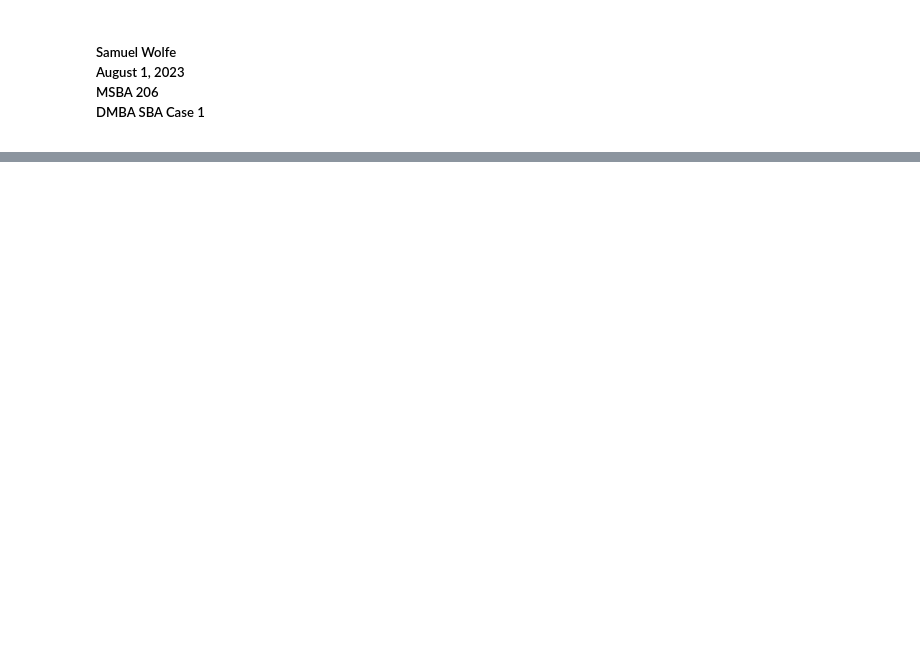
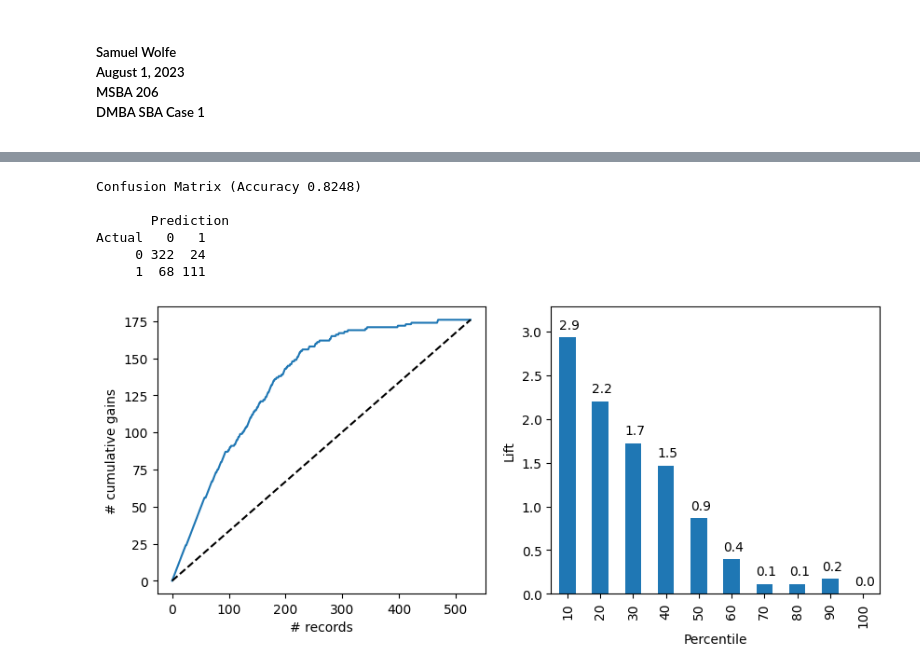
Before and after one commit to wolfesamk/MSBA-206, a Jupyter notebook: homeworks/DMBA SBA Case 1.ipynb, the cells around one changed output, grey strips where cells are left out. Cells and saved outputs as stored; diff of their text form; code cells hidden in the pictures; blank space fills up the shorter version.

```diff
--- a/homeworks/DMBA SBA Case 1.ipynb
+++ b/homeworks/DMBA SBA Case 1.ipynb
@@ -68,0 +239,20 @@ n_features = sfm.transform(X).shape[1]
+# %%
+dropCol = ['Name','State','ApprovalDate','Zip','NewExist','MIS_Status','BalanceGross','ChgOffDate',
+           'ApprovalFY','DisbursementDate','ChgOffPrinGr','SBA_Appv','GrAppv','Recession','daysterm','xx']
+# %%
+dfSBA_DumDum = pd.get_dummies(dfSBA.drop(columns=dropCol), drop_first=False)
+train_SBA = dfSBA_DumDum[dfSBA_DumDum.Selected == 1]
+hold_SBA = dfSBA_DumDum[dfSBA_DumDum.Selected == 0]
+valid_SBA, test_SBA = train_test_split(hold_SBA, test_size=0.5, random_state=1)
+predictors = train_SBA.columns.to_list()
+# %%
+scaler = preprocessing.StandardScaler()
+scaler.fit(train_SBA[predictors])
+#scaler.transform(train_df[predictors])
+# Transform the predictors of training, validation and newCustomer
+train_X = scaler.transform(train_SBA[predictors])
+train_y = train_SBA[outcome]
+valid_X = scaler.transform(valid_SBA[predictors])
+valid_y = valid_SBA[outcome]
+test_X = scaler.transform(test_SBA[predictors])
+test_y = test_SBA[outcome]
@@ -68,0 +287,10 @@ n_features = sfm.transform(X).shape[1]
+# %%
+knn15 = KNeighborsClassifier(n_neighbors=15).fit(train_X, train_y)
+classificationSummary(valid_y, knn15.predict(valid_X))
+# %% [output]
+Confusion Matrix (Accuracy 0.8248)
+
+       Prediction
+Actual   0   1
+     0 322  24
+     1  68 111
@@ -68,0 +302,13 @@ n_features = sfm.transform(X).shape[1]
+# %%
+proba = knn15.predict_proba(test_X)
+result = pd.DataFrame({'actual': test_y,
+                       'p(0)': [p[0] for p in proba],
+                       'p(1)': [p[1] for p in proba],
+                       'predicted': knn15.predict(test_X) })
+df = result.sort_values(by=['p(1)'], ascending=False)
+fig, axes = plt.subplots(nrows=1, ncols=2, figsize=(10, 4))
+gainsChart(df.actual, ax=axes[0])
+liftChart(df.actual, title=False)
+plt.show()
+# %% [output]
+[figure, added]
```
Also changed, not shown: parts of 31 cells of this notebook, 2 other files.
